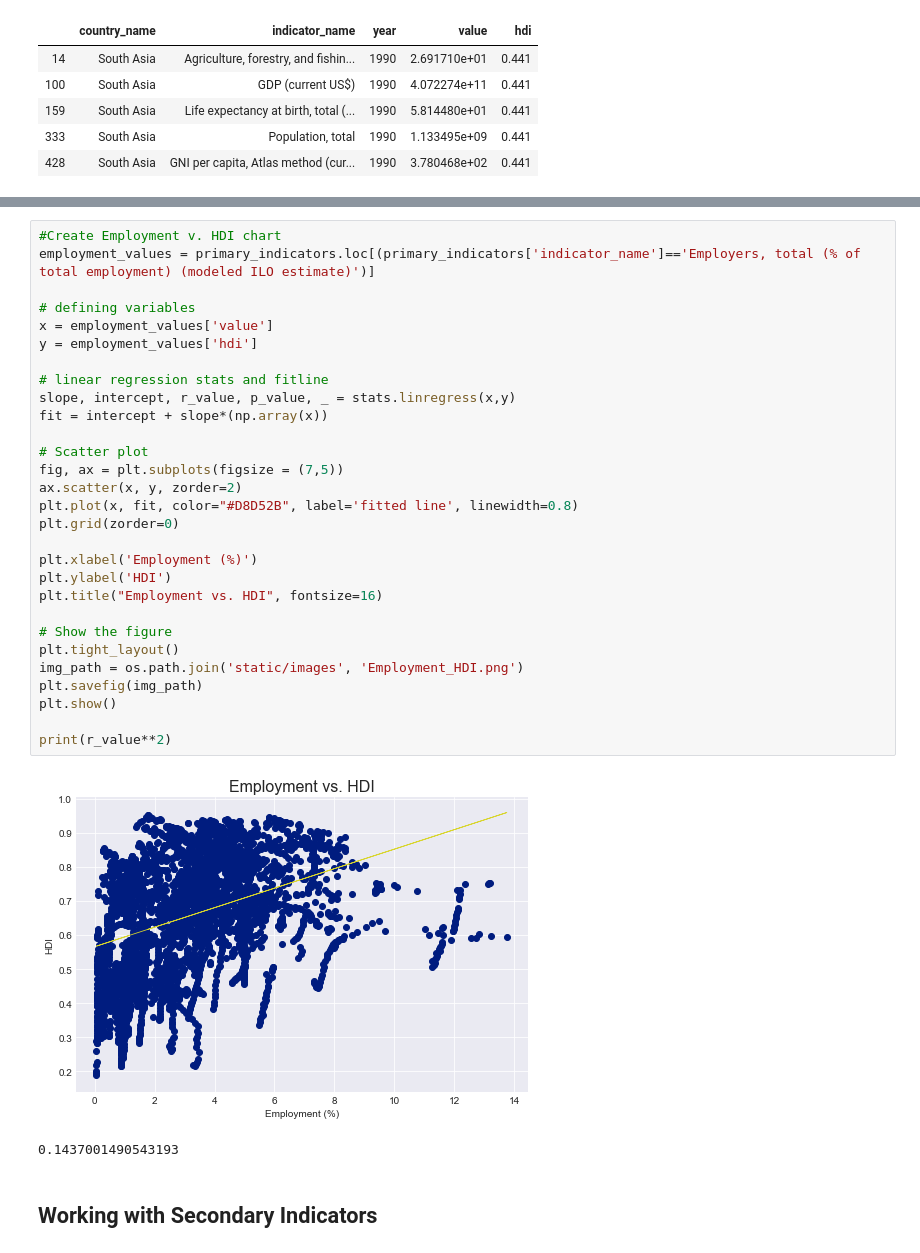
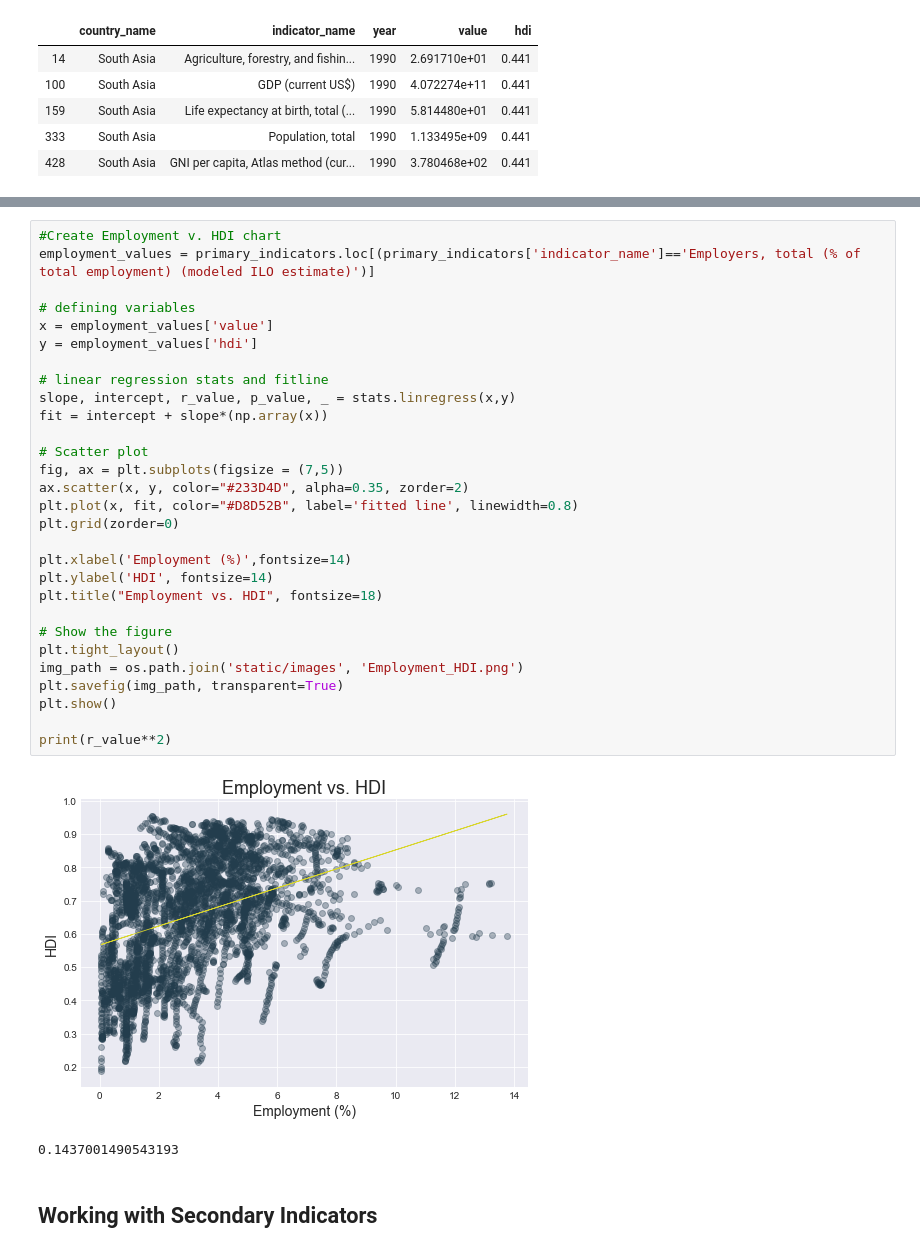
Before and after one commit to linmck/finalproject, a Jupyter notebook: Predict_HDI.ipynb, the cells around one changed output, grey strips where cells are left out. Saved outputs shown, nothing was run; the diff lists cells and outputs as text.

Commit message:
Updated scatter plot fill color and alpha as well as the font size for titles and axes. Saved all charts with transparent backgrounds. Updated secondary.html with formatted carousel

```diff
--- a/Predict_HDI.ipynb
+++ b/Predict_HDI.ipynb
@@ -407,34 +407,34 @@ print(r_value**2)
 # %%
 #Create Employment v. HDI chart
 employment_values = primary_indicators.loc[(primary_indicators['indicator_name']=='Employers, total (% of total employment) (modeled ILO estimate)')]
 
 # defining variables
 x = employment_values['value']
 y = employment_values['hdi']
 
 # linear regression stats and fitline
 slope, intercept, r_value, p_value, _ = stats.linregress(x,y)
 fit = intercept + slope*(np.array(x))
 
 # Scatter plot
 fig, ax = plt.subplots(figsize = (7,5))
-ax.scatter(x, y, zorder=2)
+ax.scatter(x, y, color="#233D4D", alpha=0.35, zorder=2)
 plt.plot(x, fit, color="#D8D52B", label='fitted line', linewidth=0.8)
 plt.grid(zorder=0)
 
-plt.xlabel('Employment (%)')
-plt.ylabel('HDI')
-plt.title("Employment vs. HDI", fontsize=16)
+plt.xlabel('Employment (%)',fontsize=14)
+plt.ylabel('HDI', fontsize=14)
+plt.title("Employment vs. HDI", fontsize=18)
 
 # Show the figure
 plt.tight_layout()
 img_path = os.path.join('static/images', 'Employment_HDI.png')
-plt.savefig(img_path)
+plt.savefig(img_path, transparent=True)
 plt.show()
 
 print(r_value**2)
 # %% [output]
-[figure, old version]
+[figure, new version]
 0.1437001490543193
 # %% [markdown]
 ## Working with Secondary Indicators
```
Also changed, not shown: parts of 42 cells of this notebook, 25 other files.
